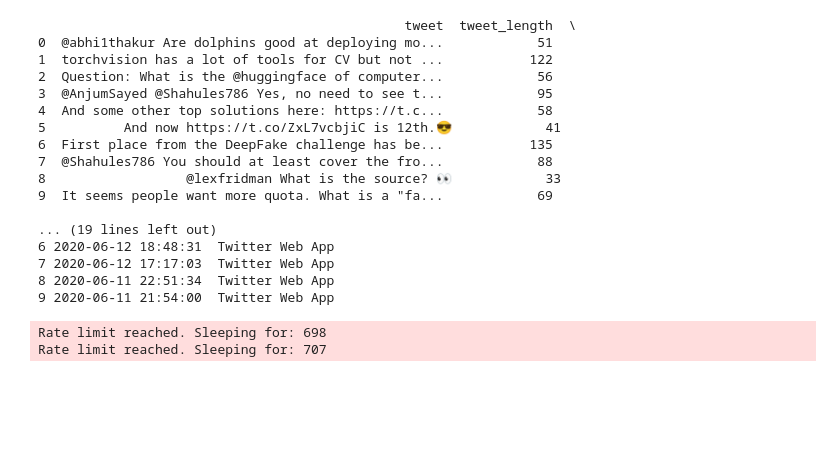
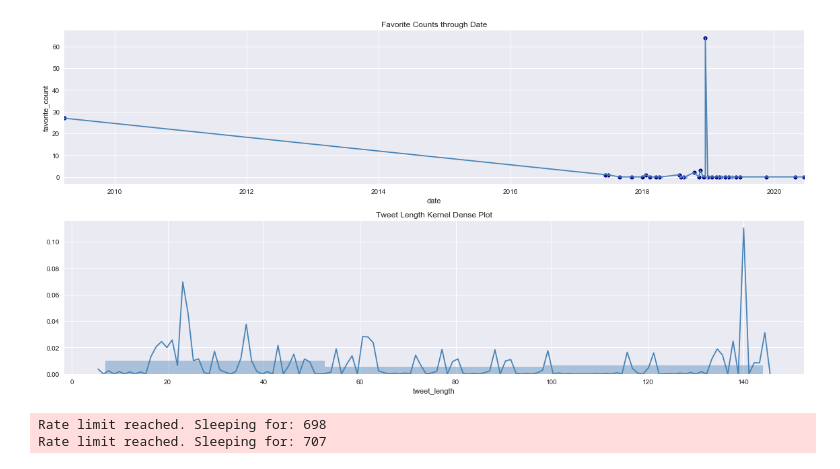
Before and after one commit to penguinwang96825/Twitter-Miner, a Jupyter notebook: Crawler.ipynb, the cells around one changed output. Drawn from its saved outputs; the diff is of its cells as text; code cells hidden in the pictures; blank space fills up the shorter version.

```diff
--- a/Crawler.ipynb
+++ b/Crawler.ipynb
@@ -132,56 +132,55 @@ class TwitterClient():
         for friend in tweepy.Cursor(self.twitter_client.friends, id=self.twitter_user).items(num_friends):
             friend_list.append(friend)
         return friend_list
 
     def get_home_timeline_tweets(self, num_tweets):
         home_timeline_tweets = []
         for tweet in tweepy.Cursor(self.twitter_client.home_timeline, id=self.twitter_user).items(num_tweets):
             home_timeline_tweets.append(tweet)
         return home_timeline_tweets
 
 class TweetAnalyzer():
     """
     """
     def tweets_to_dataframe(self, tweets):
         df = pd.DataFrame()
         df["tweet"] = np.array([tweet.text for tweet in tweets])
         df["tweet_length"] = np.array([len(tweet.text) for tweet in tweets])
         df["id"] = np.array([tweet.id for tweet in tweets])
         df["geography"] = np.array([tweet.geo for tweet in tweets])
         df["favorite_count"] = np.array([tweet.favorite_count for tweet in tweets])
         df["retweet_count"] = np.array([tweet.retweet_count for tweet in tweets])
         df["date"] = np.array([tweet.created_at for tweet in tweets])
         df["source"] = np.array([tweet.source for tweet in tweets])
         return df
 
 if __name__ == "__main__":
-#     stream = MaxStreamer(tweets_filename="tweets.json")
-#     stream.start("python")
-#     twitter_client = TwitterClient(twitter_user="YassineAlouini")
-#     print(twitter_client.get_friend_list(1))
+    """
+    Jerome Hayden Powell (USA): JeromeHaydenPo2
+    Mark Carney (UK): carneyms
+    Haruhiko Kuroda (Japan): IvanWKljunak
+    """
+    # Analyse tweet
     tweet_analyzer = TweetAnalyzer()
     api = TwitterClient().get_twitter_client_api()
-    tweets = api.user_timeline(screen_name="YassineAlouini", count=10)
+    tweets = api.user_timeline(screen_name="carneyms", count=100)
     df = tweet_analyzer.tweets_to_dataframe(tweets)
-    print(df)
+
+    # Some visualization
+    plt.style.use("seaborn")
+    plt.figure(figsize=(16, 8))
+    plt.subplot(2, 1, 1)
+    ax = sns.scatterplot(x="date", y="favorite_count", color="darkblue", data=df)
+    sns.lineplot(x="date", y="favorite_count", color="steelblue", data=df)
+    ax.set_xlim(df['date'].min(), df['date'].max())
+    plt.title("Favorite Counts through Date")
+    plt.subplot(2, 1, 2)
+    sns.distplot(df["tweet_length"], color="steelblue", kde_kws={'bw': 0.5})
+    plt.title("Tweet Length Kernel Dense Plot")
+    plt.tight_layout()
+    plt.show()
 # %% [output]
-                                               tweet  tweet_length  \
-0  @abhi1thakur Are dolphins good at deploying mo...            51
-1  torchvision has a lot of tools for CV but not ...           122
-2  Question: What is the @huggingface of computer...            56
-3  @AnjumSayed @Shahules786 Yes, no need to see t...            95
-4  And some other top solutions here: https://t.c...            58
-5          And now https://t.co/ZxL7vcbjiC is 12th.😎            41
-6  First place from the DeepFake challenge has be...           135
-7  @Shahules786 You should at least cover the fro...            88
-8                  @lexfridman What is the source? 👀            33
-9  It seems people want more quota. What is a "fa...            69
-
-... (19 lines left out)
-6 2020-06-12 18:48:31  Twitter Web App
-7 2020-06-12 17:17:03  Twitter Web App
-8 2020-06-11 22:51:34  Twitter Web App
-9 2020-06-11 21:54:00  Twitter Web App
+[figure, added]
 # %%
 tweetsPerQry = 100
 maxTweets = 100000
```
Also changed, not shown: 1 other file.
